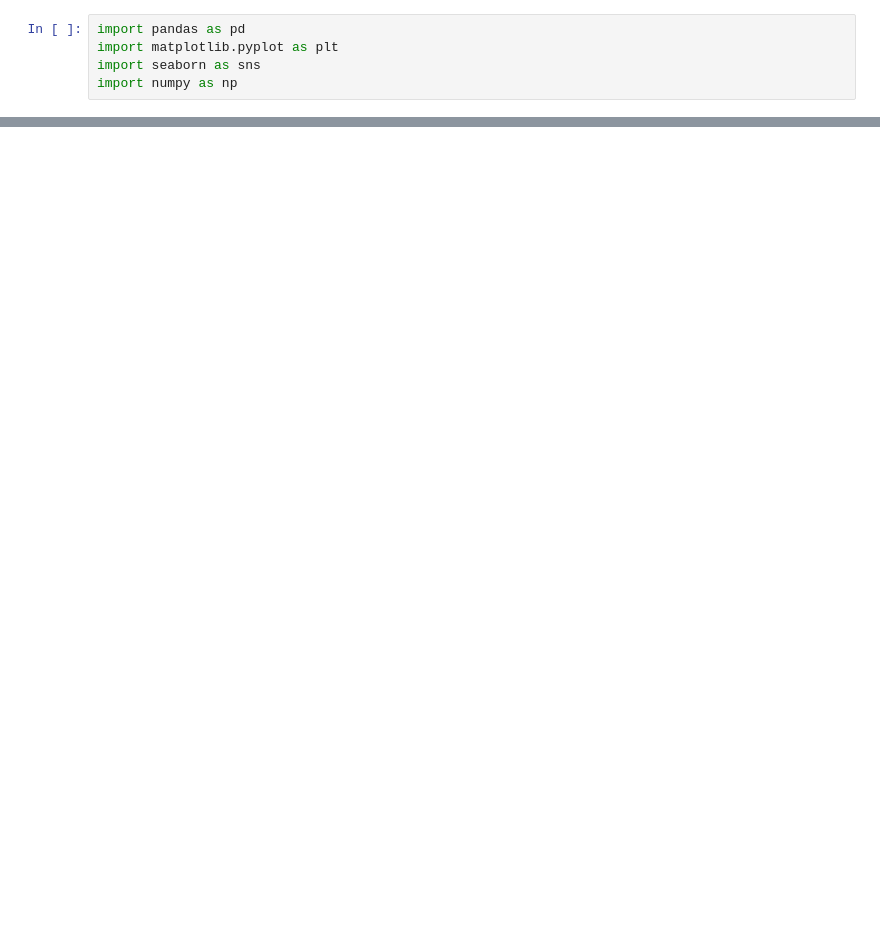
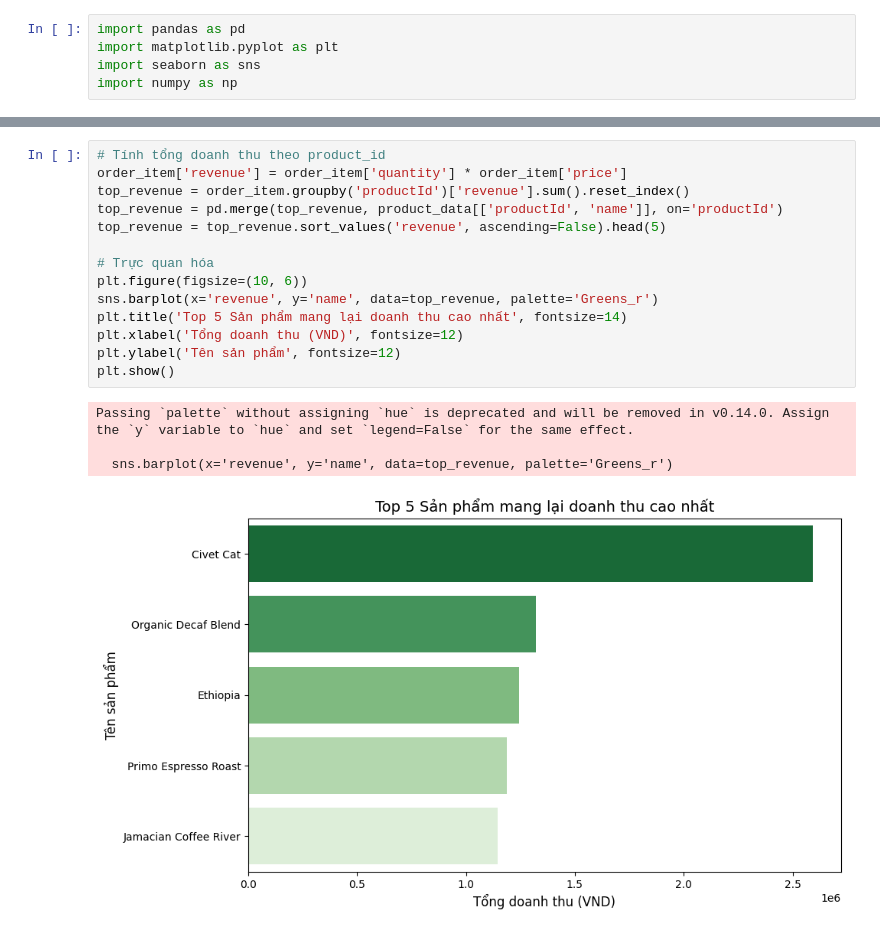
Before and after one commit to hoaihai424/Coffee-shop-Sales-Analysis-and-Business-Prediction, a Jupyter notebook: EDA_Coffee_Revenue.ipynb, the cells around one changed output, grey strips where cells are left out. Saved outputs shown, nothing was run; the diff lists cells and outputs as text; blank space fills up the shorter version.

```diff
--- a/EDA_Coffee_Revenue.ipynb
+++ b/EDA_Coffee_Revenue.ipynb
@@ -93,0 +119,19 @@ Name: point, dtype: float64
+# %%
+# Tính tổng doanh thu theo product_id
+order_item['revenue'] = order_item['quantity'] * order_item['price']
+top_revenue = order_item.groupby('productId')['revenue'].sum().reset_index()
+top_revenue = pd.merge(top_revenue, product_data[['productId', 'name']], on='productId')
+top_revenue = top_revenue.sort_values('revenue', ascending=False).head(5)
+
+# Trực quan hóa
+plt.figure(figsize=(10, 6))
+sns.barplot(x='revenue', y='name', data=top_revenue, palette='Greens_r')
+plt.title('Top 5 Sản phẩm mang lại doanh thu cao nhất', fontsize=14)
+plt.xlabel('Tổng doanh thu (VND)', fontsize=12)
+plt.ylabel('Tên sản phẩm', fontsize=12)
+plt.show()
+# %% [output]
+Passing `palette` without assigning `hue` is deprecated and will be removed in v0.14.0. Assign the `y` variable to `hue` and set `legend=False` for the same effect.
+
+  sns.barplot(x='revenue', y='name', data=top_revenue, palette='Greens_r')
+[figure, added]
```
Also changed, not shown: parts of 16 cells of this notebook, 9 other files.
